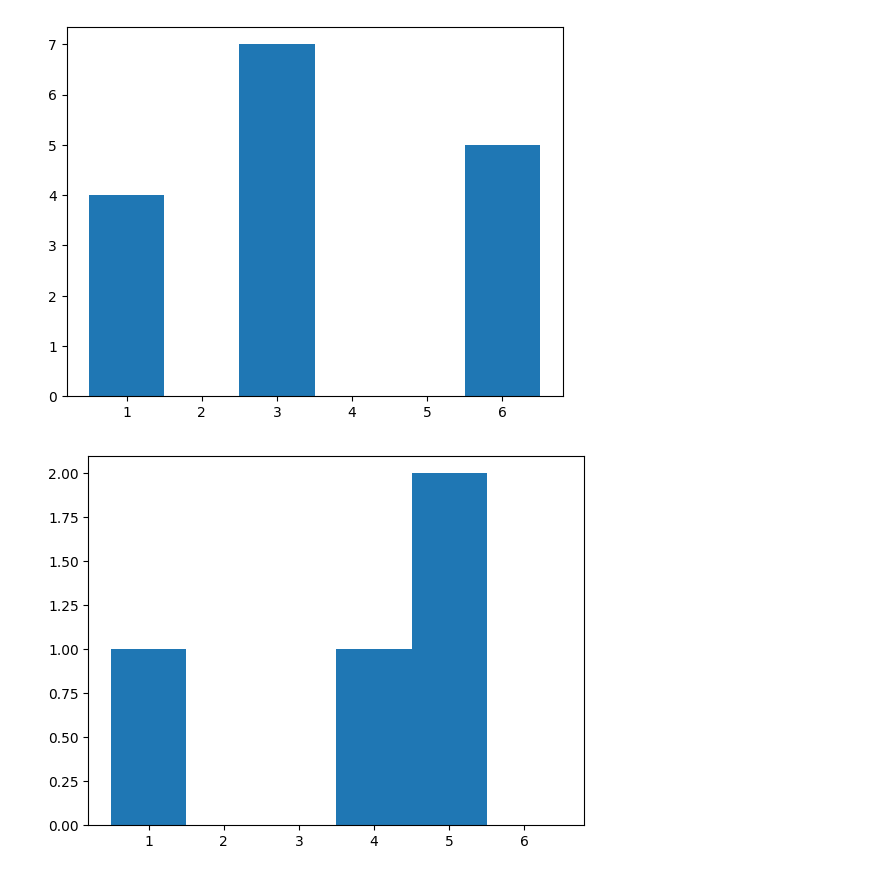
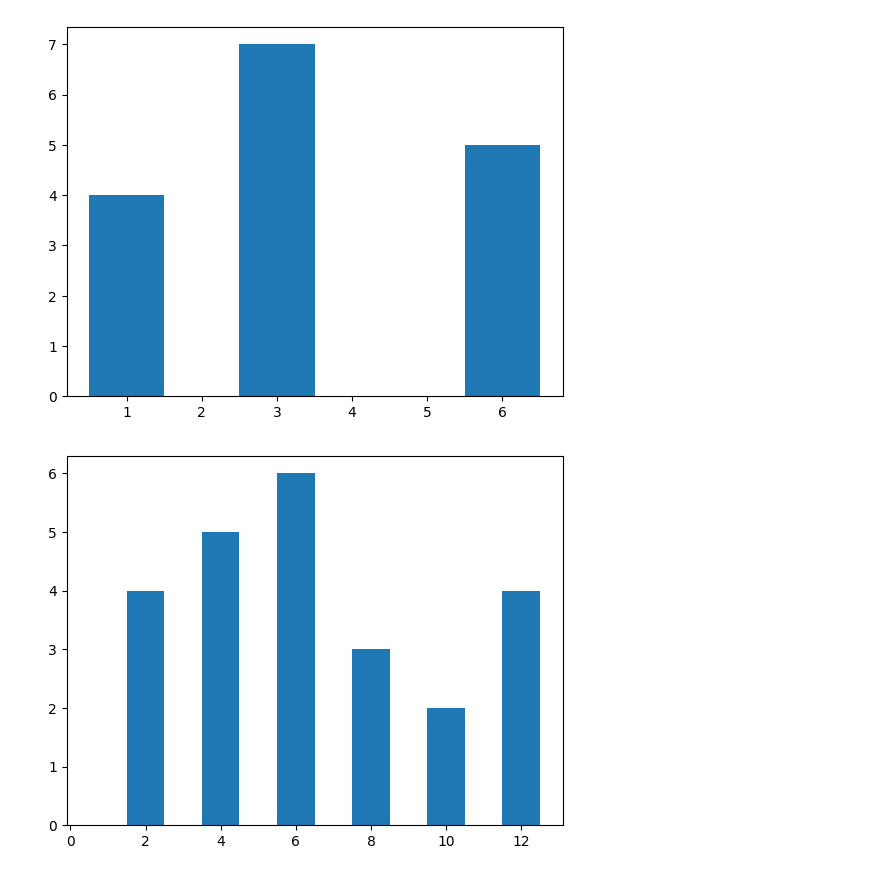
Before and after one commit to PM-Poisson/PROBA, a Jupyter notebook: tp1_ex0.ipynb, the cells around one changed output. Saved outputs shown, nothing was run; the diff lists cells and outputs as text; code cells hidden in the pictures.

```diff
--- a/tp1_ex0.ipynb
+++ b/tp1_ex0.ipynb
@@ -22,8 +22,8 @@ Nombre de classes : 6
 # %%
 def lancer_de_6_faces(n):
     """Simule le lancer de n dés à 6 faces et retourne la liste des résultats."""
-    return list(np.random.randint(1, 7, size=n))
+    return list(2*np.random.randint(1, 7, size=n))
 
-H, binsH, _ = plt.hist(lancer_de_6_faces(4), bins=np.arange(1, 8) - 0.5)
+H, binsH, _ = plt.hist(lancer_de_6_faces(24), bins=np.arange(1, 14) - 0.5)
 # %% [output]
-[figure, old version]
+[figure, new version]
```
Also changed, not shown: parts of 1 cell of this notebook.
